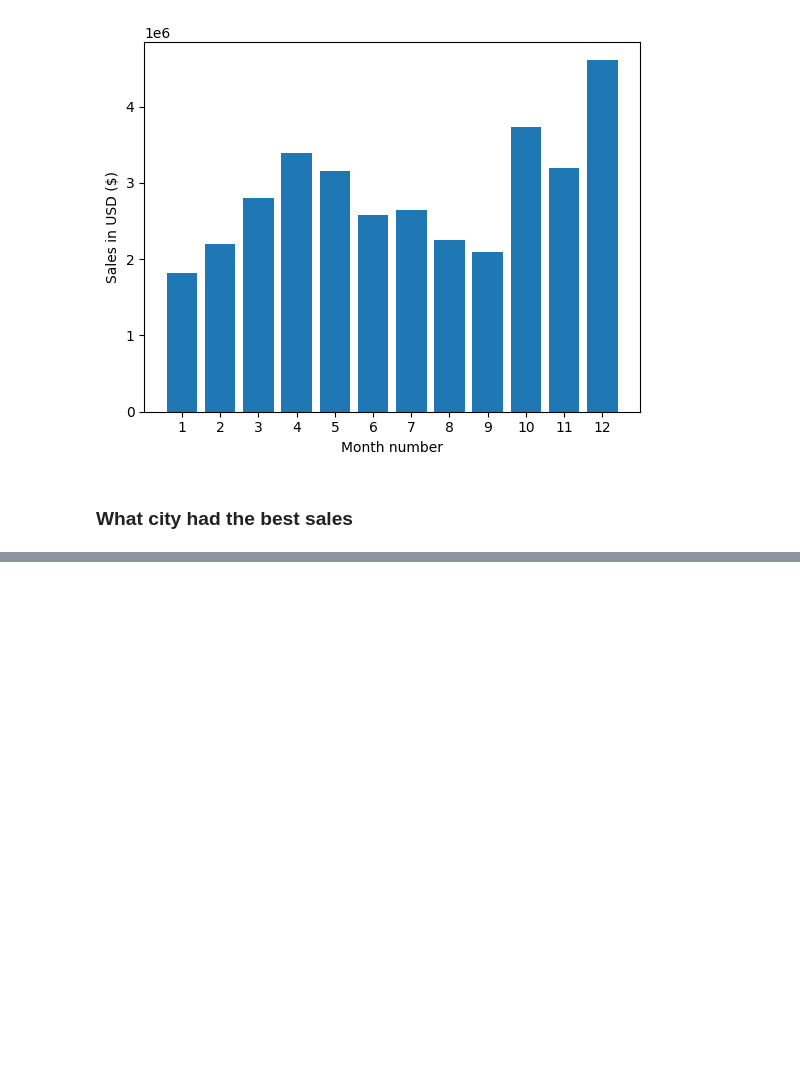
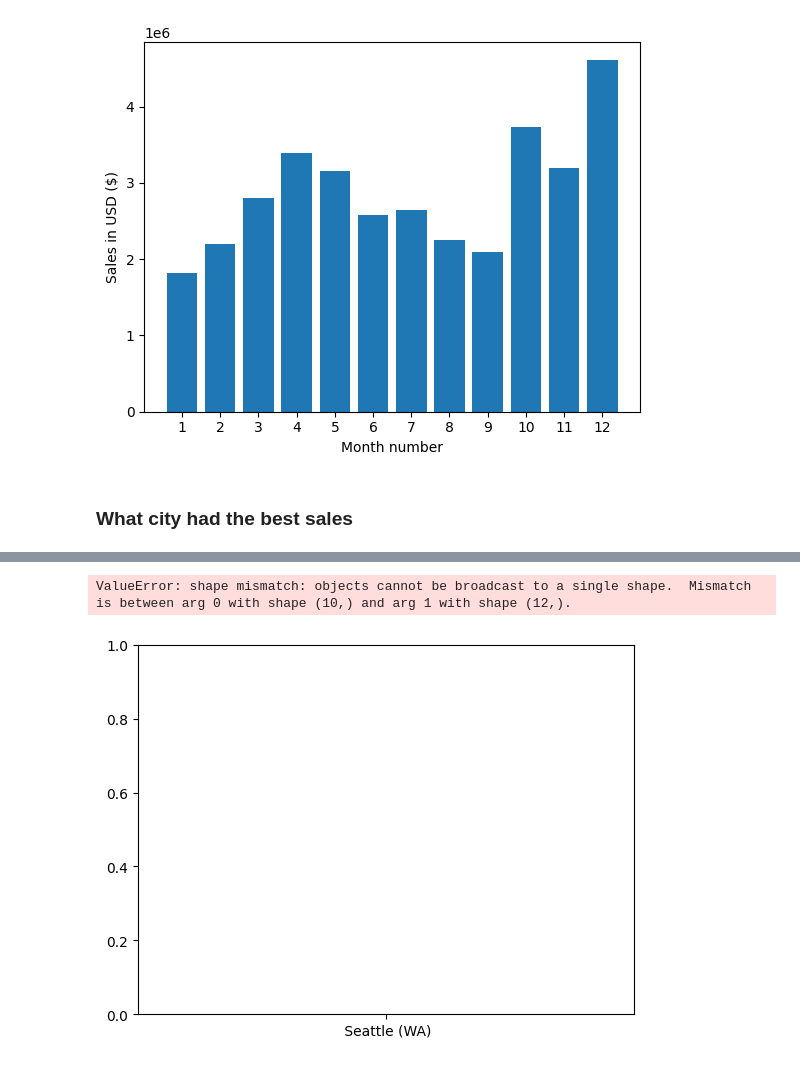
Before and after one commit to empty2145/realworlddatasci, a Jupyter notebook: Analysis.ipynb, the cells around one changed output, grey strips where cells are left out. Cells and saved outputs as stored; diff of their text form; code cells hidden in the pictures; blank space fills up the shorter version.

Commit message:
best city sales

```diff
--- a/Analysis.ipynb
+++ b/Analysis.ipynb
@@ -84,9 +84,13 @@ all_data.head()
 #### Task 4: Add a city column
 # %%
 # Let's use the .apply() method
-
-all_data['Column'] = all_data['Purchase Address'].apply(lambda x: x.split(',')[1])
+def get_city(address):
+    return address.split(',')[1]
+def get_state(address):
+    return address.split(',')[2].split(' ')[1]
+all_data['City'] = all_data['Purchase Address'].apply(lambda x: f"{get_city(x)} ({get_state(x)})")
 all_data.head()
+all_data.head()
 # %% [output]
 |  | Order ID | Product | Quantity Ordered | Price Each | Order Date | Purchase Address | Unnamed: 0 | Month | ... |
 | 97992 | 236670 | Wired Headphones | 2 | 11.99 | 08/31/19 22:21 | 359 Spruce St, Seattle, WA 98101 | 0.0 | 8 | ... |
@@ -116,0 +135,12 @@ cresults = all_data.groupby('').sum()
+# %%
+cities = all_data['City'].unique()
+
+plt.bar(cities, results['Sales'])
+plt.xticks(cities, rotation='vertical', size=8)
+plt.ylabel('Sales in USD ($)')
+plt.ylabel('Sales in USD ($)')
+plt.xlabel('City name')
+plt.show()
+# %% [output]
+ValueError: shape mismatch: objects cannot be broadcast to a single shape.  Mismatch is between arg 0 with shape (10,) and arg 1 with shape (12,).
+[figure, added]
```
Also changed, not shown: parts of 1 cell of this notebook.
